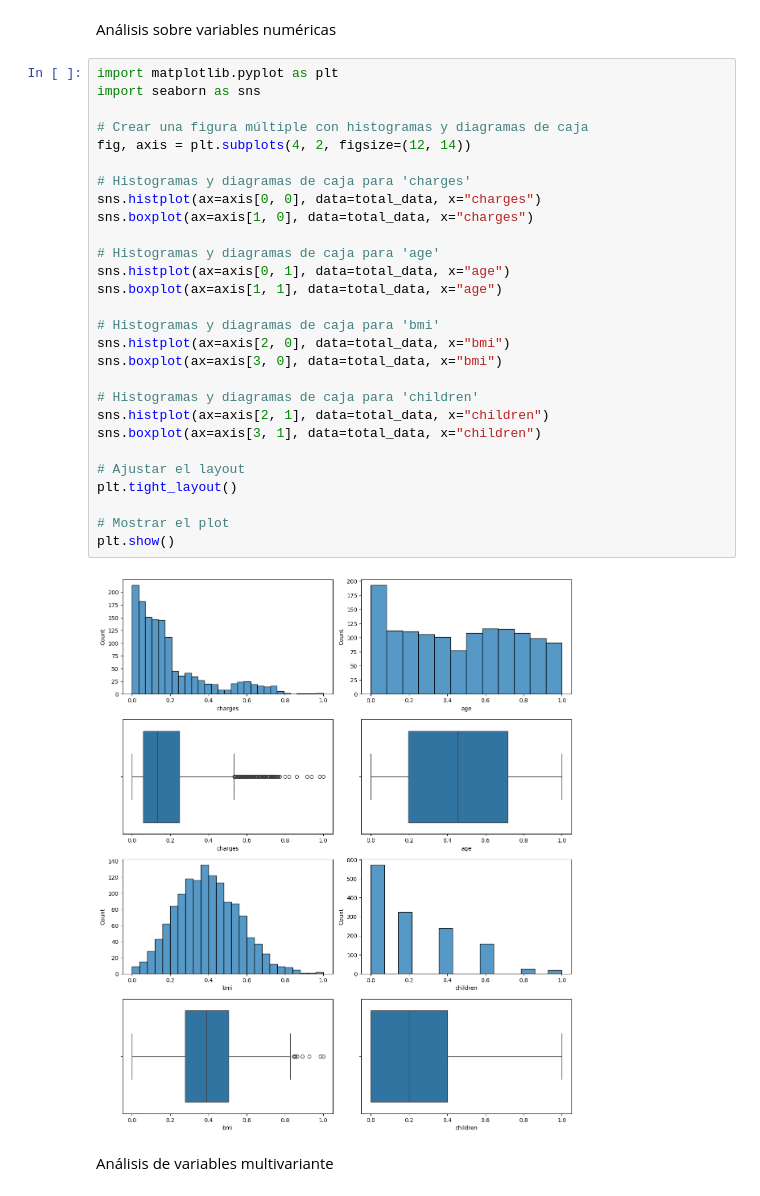
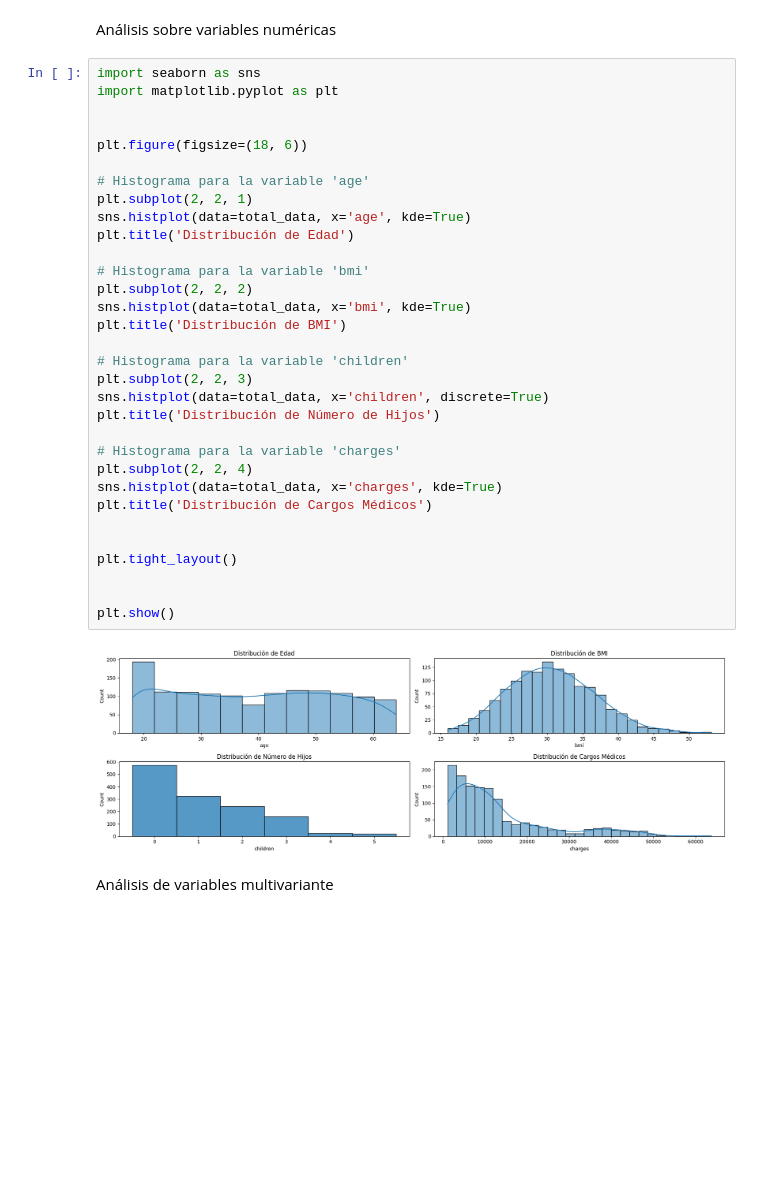
Before and after one commit to KevinKennyy/Proyecto-de-Regresi-n-Lineal, a Jupyter notebook: src/Proyecto .ipynb, the cells around one changed output. Drawn from its saved outputs; the diff is of its cells as text; blank space fills up the shorter version.

```diff
--- a/src/Proyecto .ipynb
+++ b/src/Proyecto .ipynb
@@ -88,34 +95,38 @@ plt.show()
 # %% [markdown]
 Análisis sobre variables numéricas
-# %%
-import matplotlib.pyplot as plt
-import seaborn as sns
-
-# Crear una figura múltiple con histogramas y diagramas de caja
-fig, axis = plt.subplots(4, 2, figsize=(12, 14))
-
-# Histogramas y diagramas de caja para 'charges'
-sns.histplot(ax=axis[0, 0], data=total_data, x="charges")
-sns.boxplot(ax=axis[1, 0], data=total_data, x="charges")
-
-# Histogramas y diagramas de caja para 'age'
-sns.histplot(ax=axis[0, 1], data=total_data, x="age")
-sns.boxplot(ax=axis[1, 1], data=total_data, x="age")
-
-# Histogramas y diagramas de caja para 'bmi'
-sns.histplot(ax=axis[2, 0], data=total_data, x="bmi")
-sns.boxplot(ax=axis[3, 0], data=total_data, x="bmi")
-
-# Histogramas y diagramas de caja para 'children'
-sns.histplot(ax=axis[2, 1], data=total_data, x="children")
-sns.boxplot(ax=axis[3, 1], data=total_data, x="children")
-
-# Ajustar el layout
-plt.tight_layout()
-
-# Mostrar el plot
-plt.show()
-# %% [output]
-[figure, removed]
+# %%
+import seaborn as sns
+import matplotlib.pyplot as plt
+
+
+plt.figure(figsize=(18, 6))
+
+# Histograma para la variable 'age'
+plt.subplot(2, 2, 1)
+sns.histplot(data=total_data, x='age', kde=True)
+plt.title('Distribución de Edad')
+
+# Histograma para la variable 'bmi'
+plt.subplot(2, 2, 2)
+sns.histplot(data=total_data, x='bmi', kde=True)
+plt.title('Distribución de BMI')
+
+# Histograma para la variable 'children'
+plt.subplot(2, 2, 3)
+sns.histplot(data=total_data, x='children', discrete=True)
+plt.title('Distribución de Número de Hijos')
+
+# Histograma para la variable 'charges'
+plt.subplot(2, 2, 4)
+sns.histplot(data=total_data, x='charges', kde=True)
+plt.title('Distribución de Cargos Médicos')
+
+
+plt.tight_layout()
+
+
+plt.show()
+# %% [output]
+[figure, added]
 # %% [markdown]
 Análisis de variables multivariante
```
Also changed, not shown: parts of 29 cells of this notebook, 1 other file.
